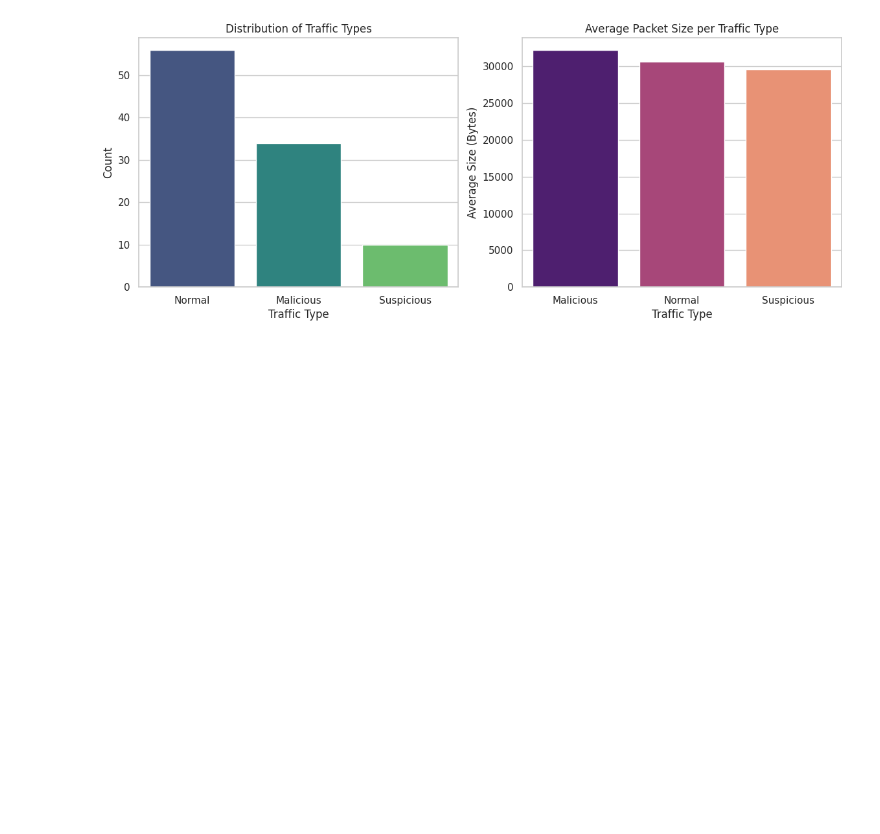
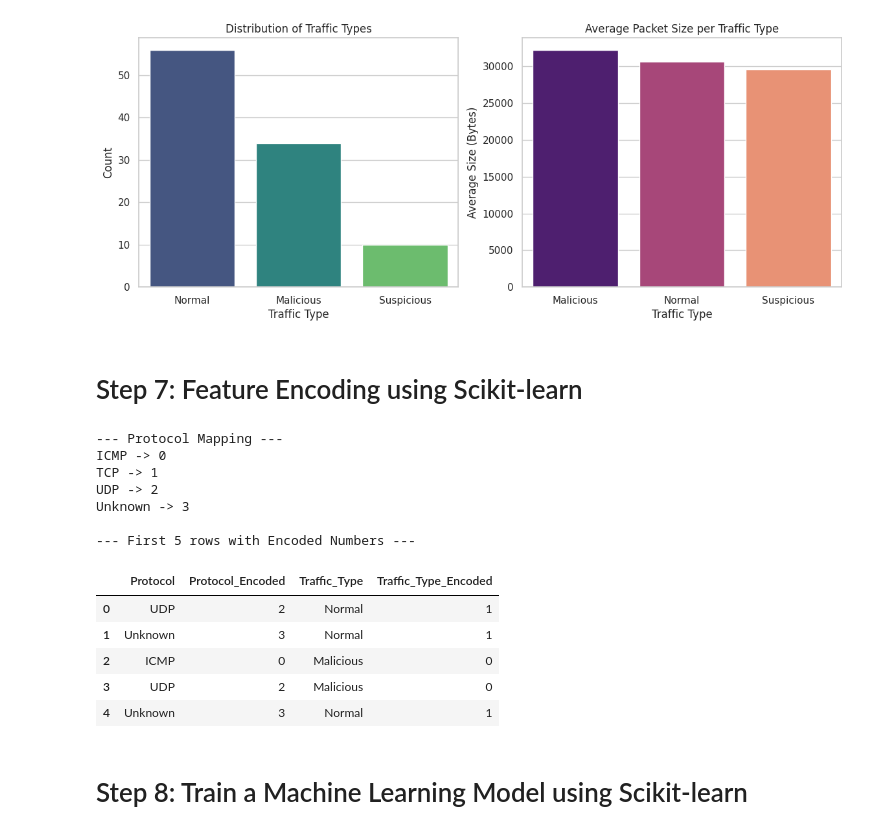
Before and after one commit to Asmaa-crea/Cybersecurity-Data-Analysis, a Jupyter notebook: Cyber_Attack_Analysis.ipynb, the cells around one changed output. Cells and saved outputs as stored; diff of their text form; code cells hidden in the pictures; blank space fills up the shorter version.

```diff
--- a/Cyber_Attack_Analysis.ipynb
+++ b/Cyber_Attack_Analysis.ipynb
@@ -143,3 +143,39 @@ axes[1].set_ylabel('Average Size (Bytes)')
 # %% [output]
 Text(0, 0.5, 'Average Size (Bytes)')
 [figure]
+# %% [markdown]
+# Step 7: Feature Encoding using Scikit-learn
+# %%
+from sklearn.preprocessing import LabelEncoder
+
+# 1. Initialize LabelEncoder
+le_protocol = LabelEncoder()
+le_traffic = LabelEncoder()
+
+# 2. Convert text columns into numbers
+df['Protocol_Encoded'] = le_protocol.fit_transform(df['Protocol'])
+df['Traffic_Type_Encoded'] = le_traffic.fit_transform(df['Traffic_Type'])
+
+# 3. Display the mapping to see how texts became numbers
+print("--- Protocol Mapping ---")
+for index, class_name in enumerate(le_protocol.classes_):
+    print(f"{class_name} -> {index}")
+
+print("\n--- First 5 rows with Encoded Numbers ---")
+df[['Protocol', 'Protocol_Encoded', 'Traffic_Type', 'Traffic_Type_Encoded']].head()
+# %% [output]
+--- Protocol Mapping ---
+ICMP -> 0
+TCP -> 1
+UDP -> 2
+Unknown -> 3
+
+--- First 5 rows with Encoded Numbers ---
+|  | Protocol | Protocol_Encoded | Traffic_Type | Traffic_Type_Encoded |
+| 0 | UDP | 2 | Normal | 1 |
+| 1 | Unknown | 3 | Normal | 1 |
+| 2 | ICMP | 0 | Malicious | 0 |
+| 3 | UDP | 2 | Malicious | 0 |
+| 4 | Unknown | 3 | Normal | 1 |
+# %% [markdown]
+# Step 8: Train a Machine Learning Model using Scikit-learn
```
Also changed, not shown: parts of 5 cells of this notebook.
